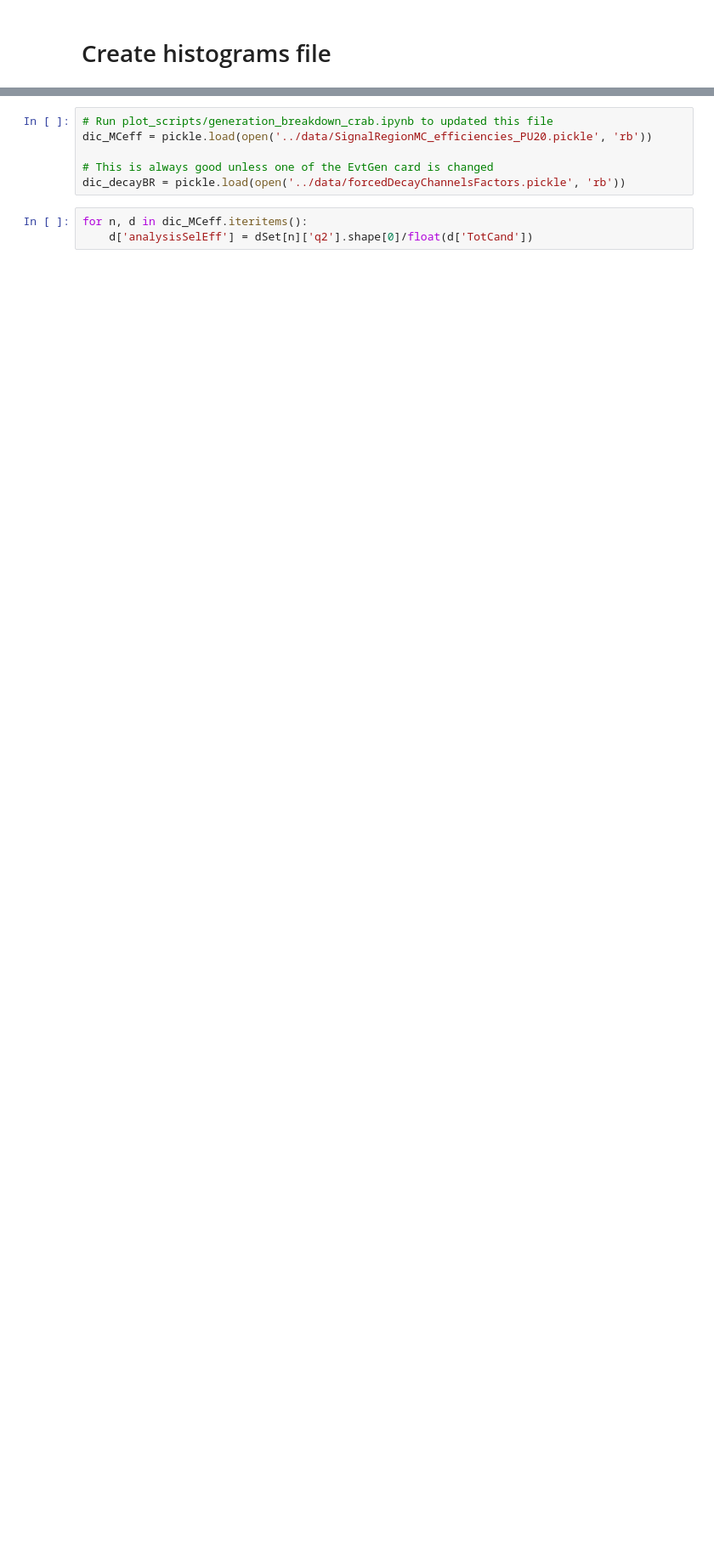
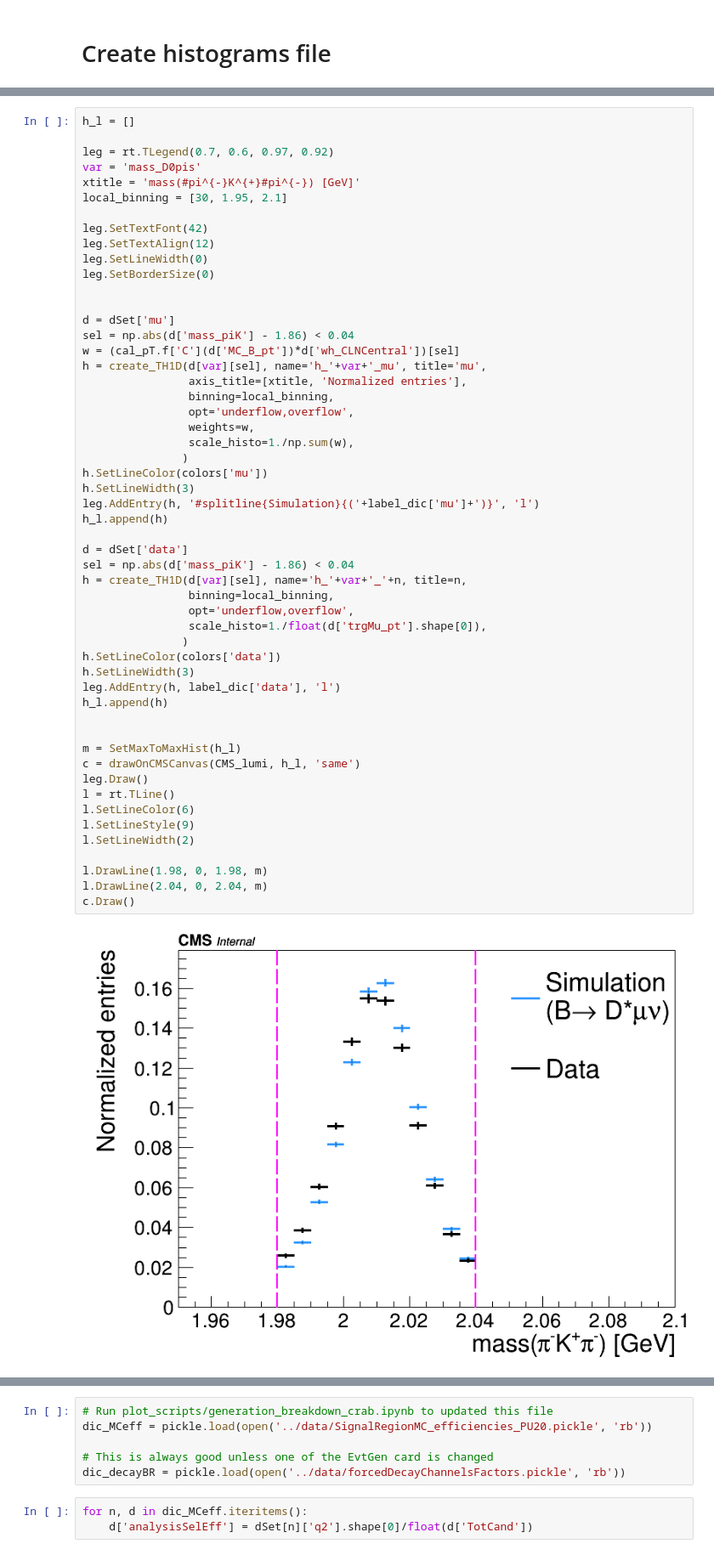
Before and after one commit to ocerri/BPH_RD_Analysis, a Jupyter notebook: plot_scripts/Data_MC_comparison/simple_v0.ipynb, the cells around one changed output, grey strips where cells are left out. Shown at 85% size. Drawn from its saved outputs; the diff is of its cells as text; blank space fills up the shorter version.

```diff
--- a/plot_scripts/Data_MC_comparison/simple_v0.ipynb
+++ b/plot_scripts/Data_MC_comparison/simple_v0.ipynb
@@ -228,0 +358,55 @@ Hc : Events: 591
+# %%
+h_l = []
+
+leg = rt.TLegend(0.7, 0.6, 0.97, 0.92)
+var = 'mass_D0pis'
+xtitle = 'mass(#pi^{-}K^{+}#pi^{-}) [GeV]'
+local_binning = [30, 1.95, 2.1]
+
+leg.SetTextFont(42)
+leg.SetTextAlign(12)
+leg.SetLineWidth(0)
+leg.SetBorderSize(0)
+
+
+d = dSet['mu']
+sel = np.abs(d['mass_piK'] - 1.86) < 0.04
+w = (cal_pT.f['C'](d['MC_B_pt'])*d['wh_CLNCentral'])[sel]
+h = create_TH1D(d[var][sel], name='h_'+var+'_mu', title='mu',
+                axis_title=[xtitle, 'Normalized entries'],
+                binning=local_binning,
+                opt='underflow,overflow',
+                weights=w,
+                scale_histo=1./np.sum(w),
+               )
+h.SetLineColor(colors['mu'])
+h.SetLineWidth(3)
+leg.AddEntry(h, '#splitline{Simulation}{('+label_dic['mu']+')}', 'l')
+h_l.append(h)
+
+d = dSet['data']
+sel = np.abs(d['mass_piK'] - 1.86) < 0.04
+h = create_TH1D(d[var][sel], name='h_'+var+'_'+n, title=n,
+                binning=local_binning,
+                opt='underflow,overflow',
+                scale_histo=1./float(d['trgMu_pt'].shape[0]),
+               )
+h.SetLineColor(colors['data'])
+h.SetLineWidth(3)
+leg.AddEntry(h, label_dic['data'], 'l')
+h_l.append(h)
+
+
+m = SetMaxToMaxHist(h_l)
+c = drawOnCMSCanvas(CMS_lumi, h_l, 'same')
+leg.Draw()
+l = rt.TLine()
+l.SetLineColor(6)
+l.SetLineStyle(9)
+l.SetLineWidth(2)
+
+l.DrawLine(1.98, 0, 1.98, m)
+l.DrawLine(2.04, 0, 2.04, m)
+c.Draw()
+# %% [output]
+[figure, added]
```
Also changed, not shown: parts of 16 cells of this notebook, 25 other files.
